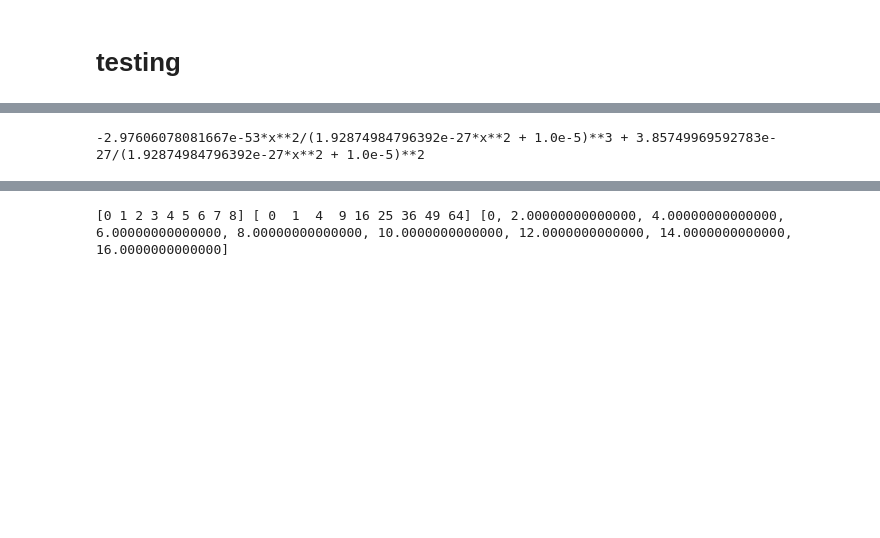
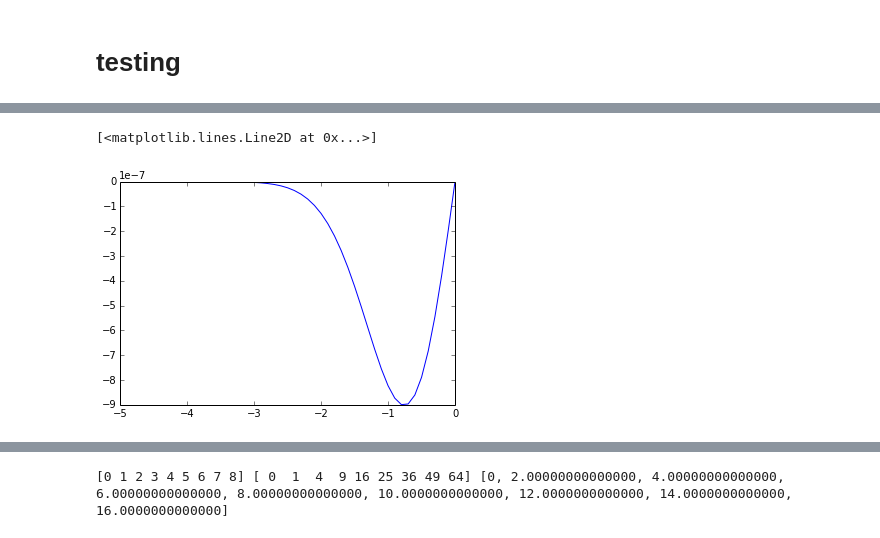
Before and after one commit to rahulporuri/project_work, a Jupyter notebook: test.ipynb, the cells around one changed output, grey strips where cells are left out. Saved outputs shown, nothing was run; the diff lists cells and outputs as text; code cells hidden in the pictures; blank space fills up the shorter version.

```diff
--- a/test.ipynb
+++ b/test.ipynb
@@ -167,0 +172,28 @@ print 1./((2/n0)**(1./2)*a(Nics))
+# %%
+def fn(N,dh0,h0):
+    return -(3*N-1./N+dH(N)/H(N))*dh0 +((ks*N)**2*h0)/(a(N)*H(N))**2
+
+def euler_step():
+    K = dh0
+    k = fn(N,dh0,h0)
+    return [k*h, K*h] #[dh, h] update
+
+npts = 100
+Nics = -4.450498032115866
+Nshss = 5.386772255310419
+
+h0 = 948735.674045
+dh0 = 4.2222613144777582640577*1e+06
+
+step = (Nshss-Nics)/(N-1)
+
+h = []
+h.append(h0)
+
+N = Nics
+while N < Nshss:
+    array = euler_step()
+    h0 += array[1]
+    dh0 += array[0]
+    h.append(h0)
+    N += step
@@ -170,0 +224,10 @@ testing
+# %%
+A = lambda N : a0*exp(x**2/2).subs(x,N).evalf()
+an = lambda n : a0*((1+(n/n0)**2)**p)
+nm = lambda N : -n0*((A(N)/a0)**(1./p)-1)**(1./2)
+n = lambda N : nm(N)
+#aN = lambda N : an(n(N))
+h = lambda n : (sym.diff(an(x),x).subs(x,n).evalf())/(an(n)**2)
+H = lambda N : h(n(N))
+# %%
+N = numpy.linspace(-5,0,51)
@@ -171,5 +239,7 @@ testing
+# %%
+plt.plot(N,[H(i) for i in N])
+# %% [output]
+[<matplotlib.lines.Line2D at 0x...>]
+[figure, added]
 # %%
-#N = sym.symbols('N')
-sym.diff(DfH(x),x)
+DH = lambda N : sym.diff(H(x),x).subs(x,N).evalf()
-# %% [output]
--2.97606078081667e-53*x**2/(1.92874984796392e-27*x**2 + 1.0e-5)**3 + 3.85749969592783e-27/(1.92874984796392e-27*x**2 + 1.0e-5)**2
```
Also changed, not shown: parts of 57 cells of this notebook, 1 other file.
